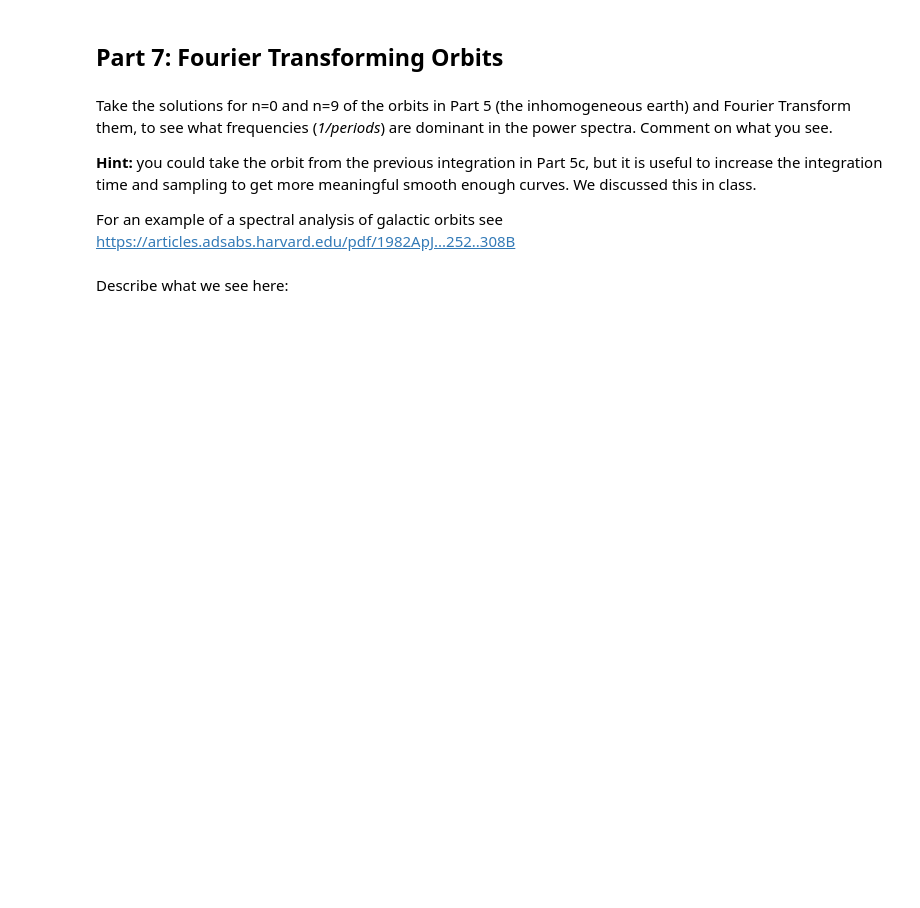
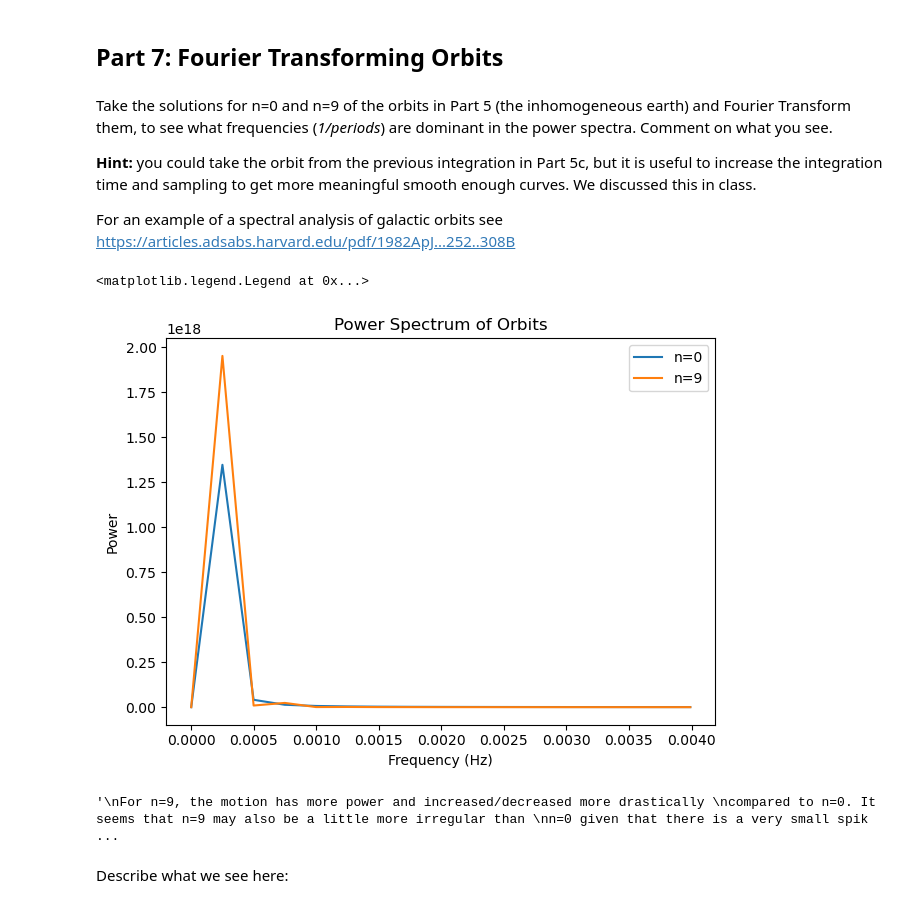
Before and after one commit to TanviSripathi/PHYS265-spring26, a Jupyter notebook: Lab3/lab3.ipynb, the cells around one changed output. Drawn from its saved outputs; the diff is of its cells as text; code cells hidden in the pictures; blank space fills up the shorter version.

```diff
--- a/Lab3/lab3.ipynb
+++ b/Lab3/lab3.ipynb
@@ -641,5 +838,39 @@ Take the solutions for n=0 and n=9 of the orbits in Part 5 (the inhomogeneous ea
 **Hint:** you could take the orbit from the previous integration in Part 5c, but it is useful to increase the integration time and sampling to get more meaningful smooth enough curves. We discussed this in class.
 
 For an example of a spectral analysis of galactic orbits see https://articles.adsabs.harvard.edu/pdf/1982ApJ...252..308B
+# %%
+def power_spectra(t, y):
+    dt = t[1] - t[0]
+    yy = np.fft.rfft(y-np.mean(y))
+    frequencies = np.fft.rfftfreq(len(y), d=dt)
+    pp = np.abs(yy)**2
+
+    return frequencies, pp
+
+freq0, P0 = power_spectra(orbit_0[0][0], orbit_0[0][1])
+freq9, P9 = power_spectra(orbit_9[0][0], orbit_9[0][1])
+# %%
+bound = 0.004 #Hz
+mask0, mask9 = freq0 < bound, freq9 < bound
+
+fig, ax = plt.subplots(1, 1, tight_layout = True)
+ax.plot(freq0[mask0], P0[mask0], label = "n=0")
+ax.plot(freq9[mask9], P9[mask9], label = "n=9")
+
+ax.set_xlabel("Frequency (Hz)")
+ax.set_ylabel("Power")
+ax.set_title("Power Spectrum of Orbits")
+ax.legend()
+# %% [output]
+<matplotlib.legend.Legend at 0x...>
+[figure, added]
+# %%
+"""
+For n=9, the motion has more power and increased/decreased more drastically
+compared to n=0. It seems that n=9 may also be a little more irregular than
+n=0 given that there is a very small spike at around 0.00075 Hz.
+"""
+# %% [output]
+'\nFor n=9, the motion has more power and increased/decreased more drastically \ncompared to n=0. It seems that n=9 may also be a little more irregular than \nn=0 given that there is a very small spik ...
 # %% [markdown]
 Describe what we see here:
```
Also changed, not shown: parts of 6 cells of this notebook, 1 other file.
